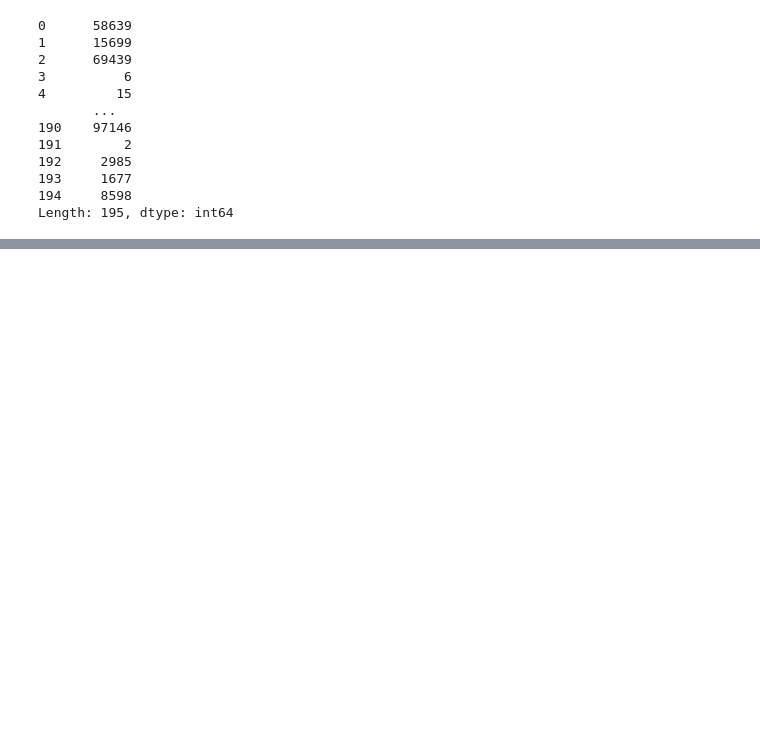
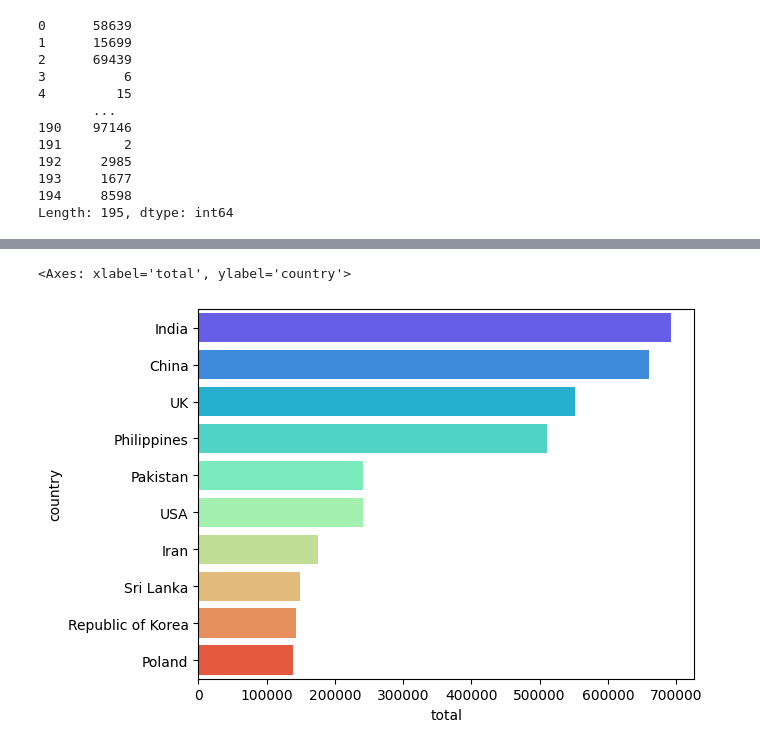
Before and after one commit to divyanshguatam/python-data-science, a Jupyter notebook: immigration_analysis.ipynb, the cells around one changed output, grey strips where cells are left out. Cells and saved outputs as stored; diff of their text form; code cells hidden in the pictures; blank space fills up the shorter version.

```diff
--- a/immigration_analysis.ipynb
+++ b/immigration_analysis.ipynb
@@ -297,0 +401,6 @@ Length: 195, dtype: int64
+# %%
+top10=df.sort_values(
+    by='total',
+    ascending=False
+
+).head(10)[['country','total']].copy()
@@ -297,0 +424,6 @@ Length: 195, dtype: int64
+# %%
+# task 1 and task 2 and Bonus
+top10 = top10.replace('United Kingdom of Great Britain and Northern Ireland', 'UK')
+top10 = top10.replace('Iran (Islamic Republic of)', 'Iran')
+top10 = top10.replace("United States of America", "USA")
+top10
@@ -297,0 +442,6 @@ Length: 195, dtype: int64
+# %%
+sns.barplot(data=top10, hue='country', y='country', x='total',
+            palette='rainbow', legend=False, orient='h')
+# %% [output]
+<Axes: xlabel='total', ylabel='country'>
+[figure, added]
```
Also changed, not shown: parts of 38 cells of this notebook, 3 other files.
